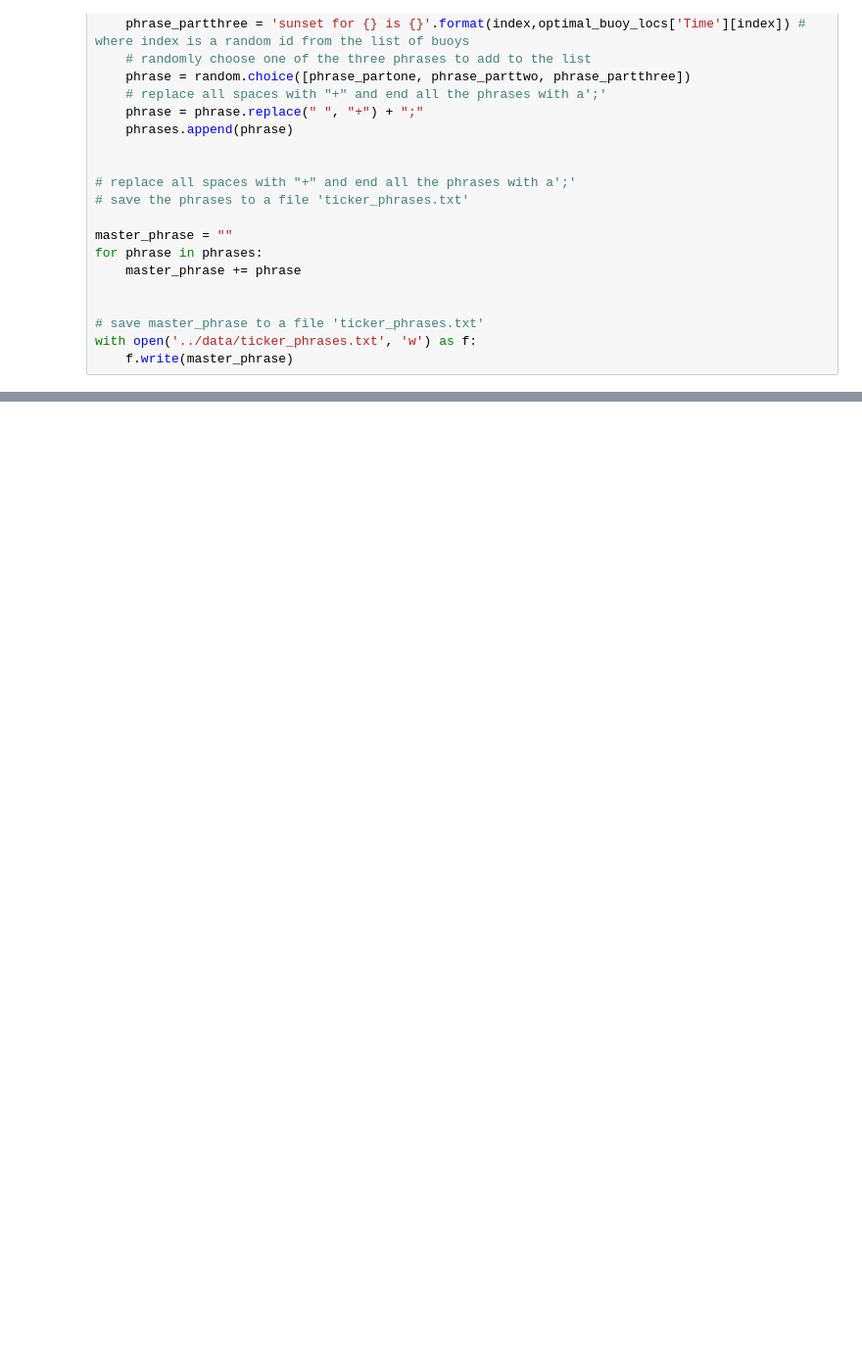
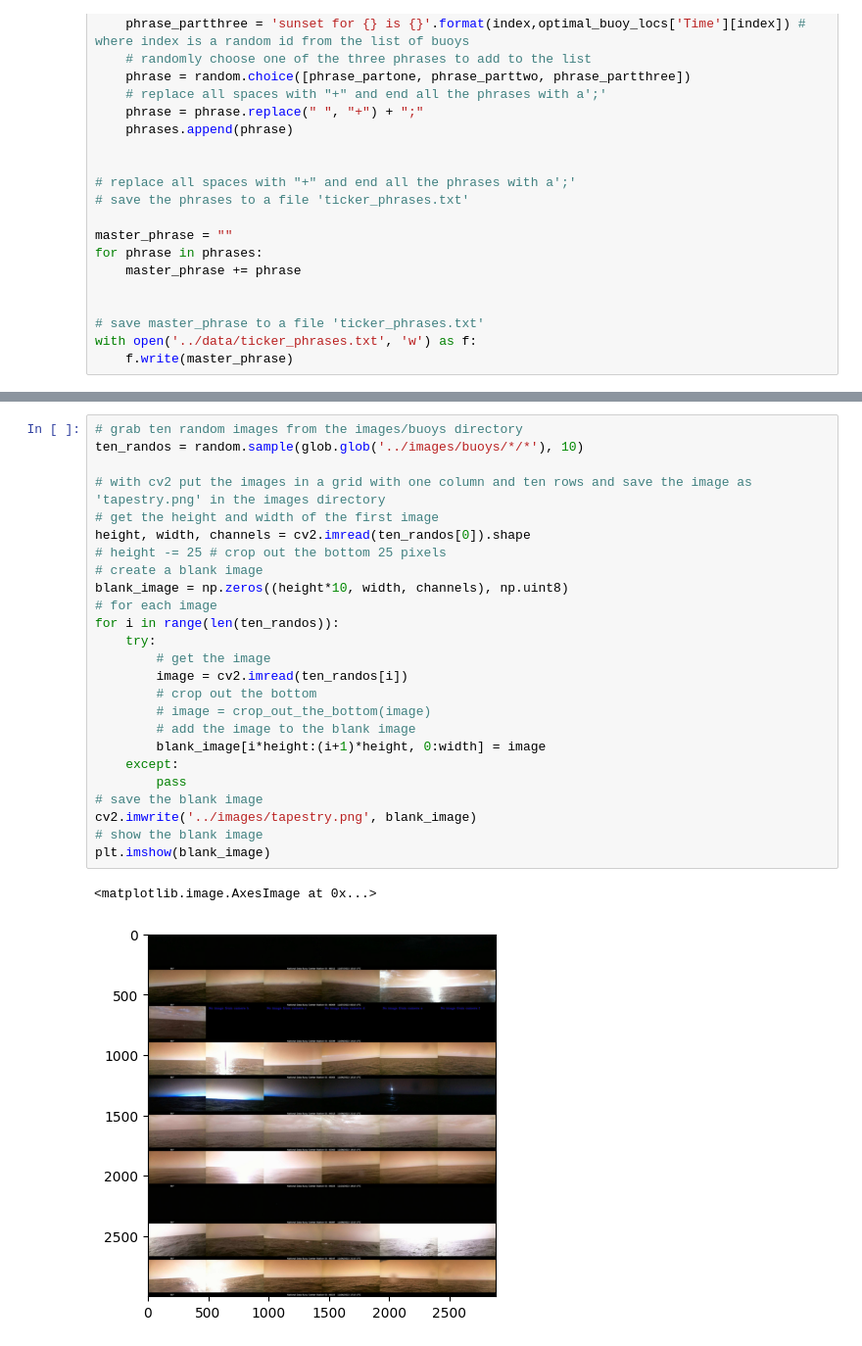
Before and after one commit to grahamwaters/PySeas, a Jupyter notebook: notebooks/readmehelper.ipynb, the cells around one changed output, grey strips where cells are left out. Shown: that part at 98% size. Drawn from its saved outputs; the diff is of its cells as text; blank space fills up the shorter version.

```diff
--- a/notebooks/readmehelper.ipynb
+++ b/notebooks/readmehelper.ipynb
@@ -97,0 +361,28 @@ with open('../data/ticker_phrases.txt', 'w') as f:
+# %%
+# grab ten random images from the images/buoys directory
+ten_randos = random.sample(glob.glob('../images/buoys/*/*'), 10)
+
+# with cv2 put the images in a grid with one column and ten rows and save the image as 'tapestry.png' in the images directory
+# get the height and width of the first image
+height, width, channels = cv2.imread(ten_randos[0]).shape
+# height -= 25 # crop out the bottom 25 pixels
+# create a blank image
+blank_image = np.zeros((height*10, width, channels), np.uint8)
+# for each image
+for i in range(len(ten_randos)):
+    try:
+        # get the image
+        image = cv2.imread(ten_randos[i])
+        # crop out the bottom
+        # image = crop_out_the_bottom(image)
+        # add the image to the blank image
+        blank_image[i*height:(i+1)*height, 0:width] = image
+    except:
+        pass
+# save the blank image
+cv2.imwrite('../images/tapestry.png', blank_image)
+# show the blank image
+plt.imshow(blank_image)
+# %% [output]
+<matplotlib.image.AxesImage at 0x...>
+[figure, added]
```
Also changed, not shown: parts of 5 cells of this notebook, 7 other files.
